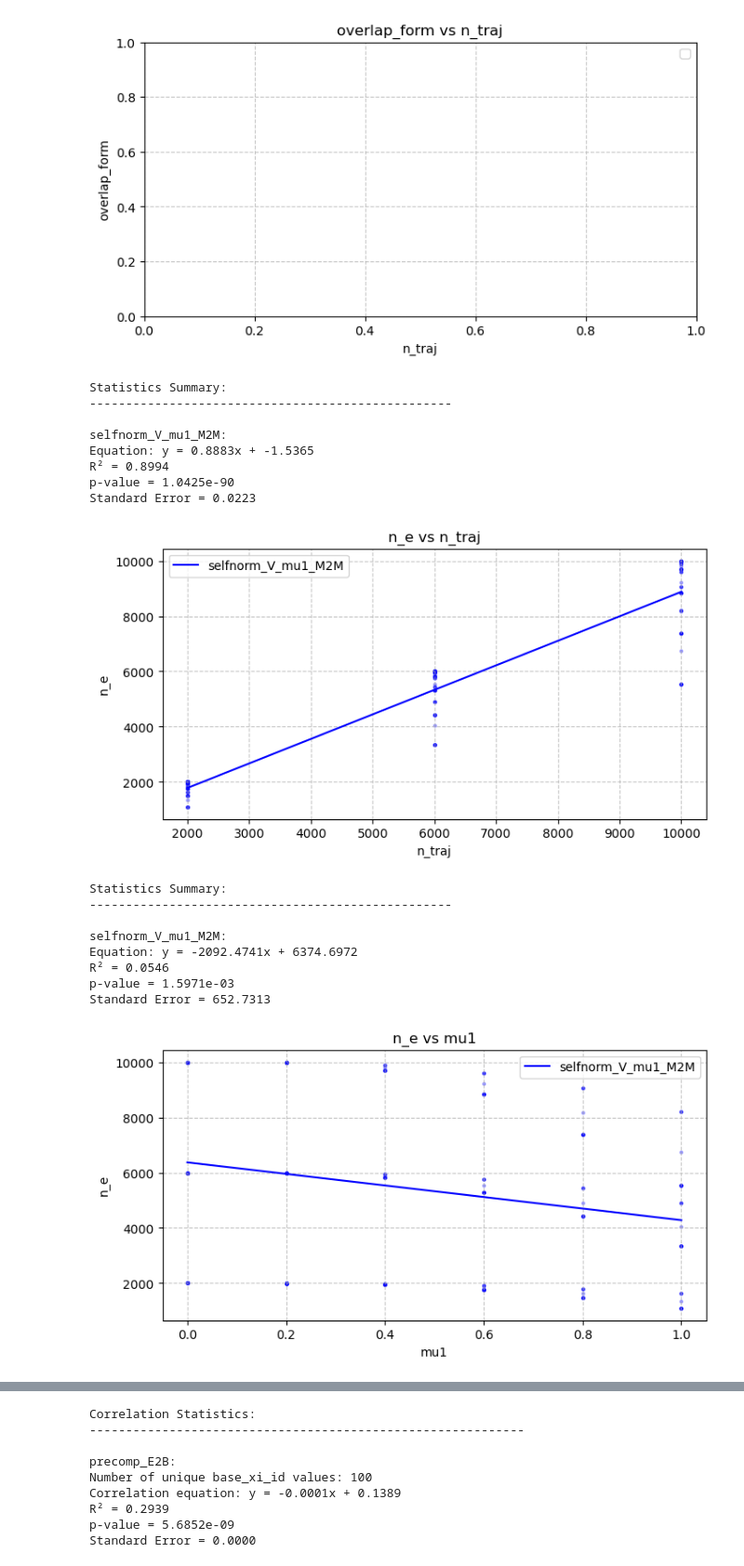
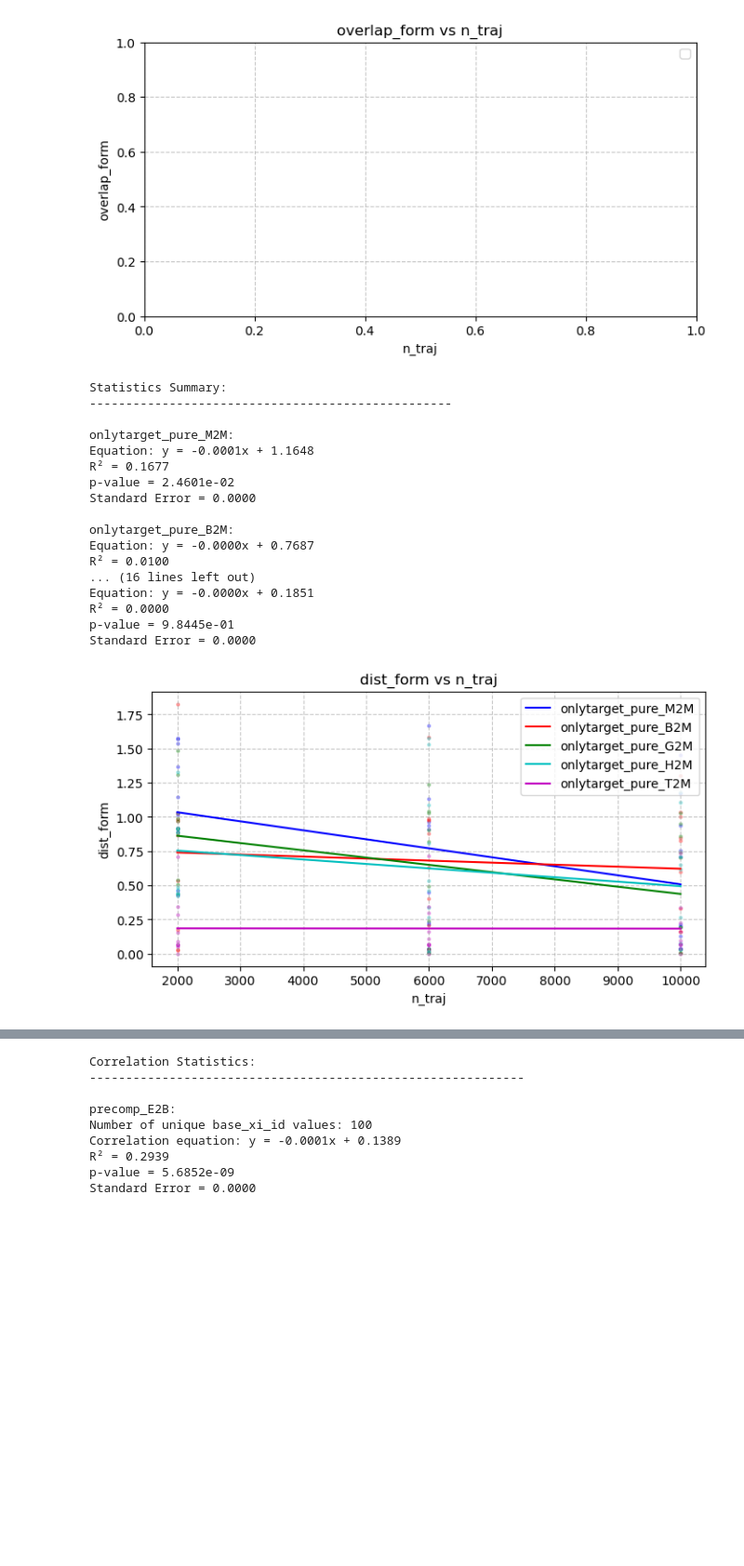
Before and after one commit to Gianmarco-Sarnelli/STL_explainability, a Jupyter notebook: Results_new.ipynb, the cells around one changed output, grey strips where cells are left out. Shown at 93% size. Saved outputs shown, nothing was run; the diff lists cells and outputs as text; code cells hidden in the pictures; blank space fills up the shorter version.

Commit message:
running test squareroot_pure

```diff
--- a/Results_new.ipynb
+++ b/Results_new.ipynb
@@ -416,49 +416,92 @@ params = ["phi_id"]
 
 z_column = "weight_strategy"
 focus = ["only_target"]#["self_norm"]#["square_root"]#
 """
 """
 #selfnorm_V_q_M2M: This highlights the effect of the parameter q on the results. It shows how a high number of derivatives sign changes influences the results (n_e collapses)
 test_names = ["selfnorm_V_q_M2M"]
 y_column = "n_e"
 table_name = "results"
 params = ["n_traj", "q"]
 
 z_column = None#"q"
 focus = None#[0.1]#["self_norm"]#["only_target"]#["self_norm"]
 """
 
-# selfnorm_V_mu1_M2M: This parameter does'n influence much the results. That's good so that I can show what really influences the results
+"""# selfnorm_V_mu1_M2M: This parameter does'n influence much the results. That's good so that I can show what really influences the results
 test_names = ["selfnorm_V_mu1_M2M"]
 y_column = "n_e"
 table_name = "results"
 params = ["n_traj", "mu1"]
 
 z_column = None#"q"
 focus = None#[0.1]#["self_norm"]#["only_target"]#["self_norm"]
+"""
+
+"""# selfnorm_V_mu0_M2M: This is another test where changing a parameter doesn't change a lot the results.
+# This suggests that some kind of 'local' transformations are possible!
+test_names = ["selfnorm_V_mu0_M2M"]
+y_column = "model_to_imp"
+table_name = "results"
+params = ["n_traj", "mu0"]
+
+z_column = None#"q"
+focus = None#[0.1]#["self_norm"]#["only_target"]#["self_norm"]
+"""
+
+"""# selfnorm_V_sigma0_M2M: still: small changes to the variations of the parameters.
+# I also note that while the increasing number of traj improvese dist, it doesn't improve dist_form
+test_names = ["selfnorm_V_sigma0_M2M"]
+y_column = "model_to_imp"
+table_name = "results"
+params = ["n_traj", "proposal_std"]
+
+z_column = None#"q"
+focus = None#[0.1]#["self_norm"]#["only_target"]#["self_norm"]
+"""
+
+"""#selfnorm_V_sigma1_M2M: same
+test_names = ["selfnorm_V_sigma1_M2M"]
+y_column = "dist_form"
+table_name = "results"
+params = ["n_traj", "sigma1"]
+
+z_column = None#"q"
+focus = None#[0.1]#["self_norm"]#["only_target"]#["self_norm"]
+"""
+
+# onlytarget_pure: This shows that we lack total generalization, only the distribution T (Traslation(a straight line)) works
+# correctly, showing the high bias of mu_0 for trajectories with low variation
+test_names = ["onlytarget_pure_M2M", "onlytarget_pure_B2M", "onlytarget_pure_G2M", "onlytarget_pure_H2M", "onlytarget_pure_T2M"]
+y_column = "dist_form"
+table_name = "results"
+params = ["n_traj"]
+
+z_column = None#"q"
+focus = None#[0.1]#["self_norm"]#["only_target"]#["self_norm"]
 
 
 for x_column in params:
     plot_database_columns(test_names, x_column, y_column, table_name, z_column=z_column, focus=focus)
 # %% [output]
 Statistics Summary:
 --------------------------------------------------
 
-selfnorm_V_mu1_M2M:
-Equation: y = 0.8883x + -1.5365
-R² = 0.8994
-p-value = 1.0425e-90
-Standard Error = 0.0223
+onlytarget_pure_M2M:
+Equation: y = -0.0001x + 1.1648
+R² = 0.1677
+p-value = 2.4601e-02
+Standard Error = 0.0000
+
+onlytarget_pure_B2M:
+Equation: y = -0.0000x + 0.7687
+R² = 0.0100
+... (16 lines left out)
+Equation: y = -0.0000x + 0.1851
+R² = 0.0000
+p-value = 9.8445e-01
+Standard Error = 0.0000
-[figure, old version]
+[figure, new version]
-Statistics Summary:
---------------------------------------------------
-
-selfnorm_V_mu1_M2M:
-Equation: y = -2092.4741x + 6374.6972
-R² = 0.0546
-p-value = 1.5971e-03
-Standard Error = 652.7313
-[figure, removed]
 # %%
 prefix = ""#"nountill_"
 tests_acronym = ["M", "E", "B", "G", "S"]
```
